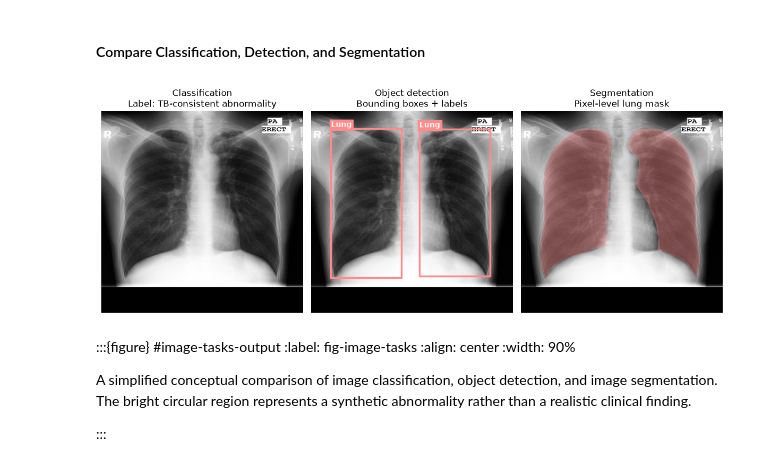
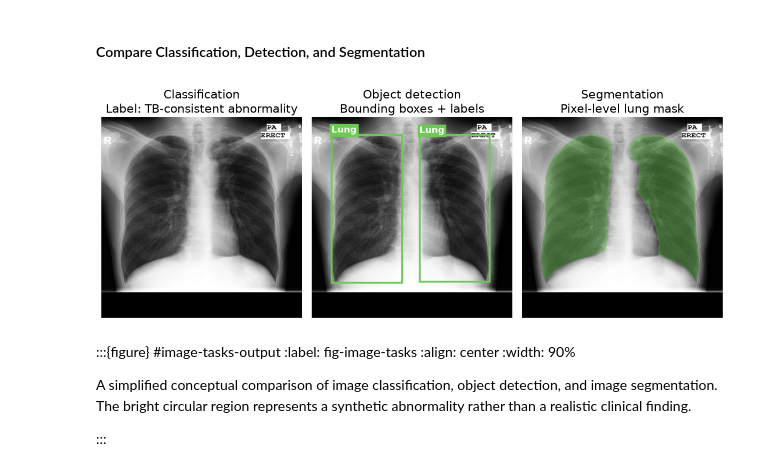
Before and after one commit to samantha-u/T-CAIREM-education-modules2, a Jupyter notebook: M1S6/M1S6nb.ipynb, the cells around one changed output. Cells and saved outputs as stored; diff of their text form; code cells hidden in the pictures.

Commit message:
Fix figures

```diff
--- a/M1S6/M1S6nb.ipynb
+++ b/M1S6/M1S6nb.ipynb
@@ -94,6 +94,19 @@ from sklearn.metrics import (
     roc_auc_score,
 )
 
+# Set parameters for figures
+plt.rcParams.update({
+    "font.size": 12,
+    "figure.titlesize": 20,
+    "figure.titleweight": "bold",
+    "axes.titlesize": 16,
+    # "axes.titleweight": "bold",
+    "axes.labelsize": 14,
+    "xtick.labelsize": 12,
+    "ytick.labelsize": 12,
+    "legend.fontsize": 12,
+})
+
 
 SEED = 21
 random.seed(SEED)
@@ -370,7 +384,7 @@ right_mask_path = data_dir / f"right_{filename}"
 # ------------------------------------------------------------------
 
 display_size = (512, 512)
-pastel_red = "#FF8A8A"
+pastel_red = "#6CCA53"
 
 cxr = Image.open(image_path).resize(
     display_size,
@@ -468,7 +482,6 @@ for box, label in [
         y_min,
         label,
         color="white",
-        fontsize=10,
         fontweight="bold",
         ha="left",
         va="bottom",
@@ -485,34 +498,34 @@ axes[1].set_title(
 )
 
 axes[1].axis("off")
 
 
 # Segmentation -----------------------------------------------------
 
 axes[2].imshow(cxr, cmap="gray", vmin=0, vmax=1)
 
 segmentation_overlay = np.ma.masked_where(
     ~lung_mask,
     lung_mask,
 )
 
 axes[2].imshow(
     segmentation_overlay,
     cmap=ListedColormap([pastel_red]),
     alpha=0.4,
 )
 
 axes[2].set_title(
     "Segmentation\n"
     "Pixel-level lung mask"
 )
 
 axes[2].axis("off")
 
 
 fig.tight_layout()
 # %% [output]
-[figure, old version]
+[figure, new version]
 # %% [markdown]
 :::{figure} #image-tasks-output
 :label: fig-image-tasks
```
Also changed, not shown: parts of 16 cells of this notebook.
